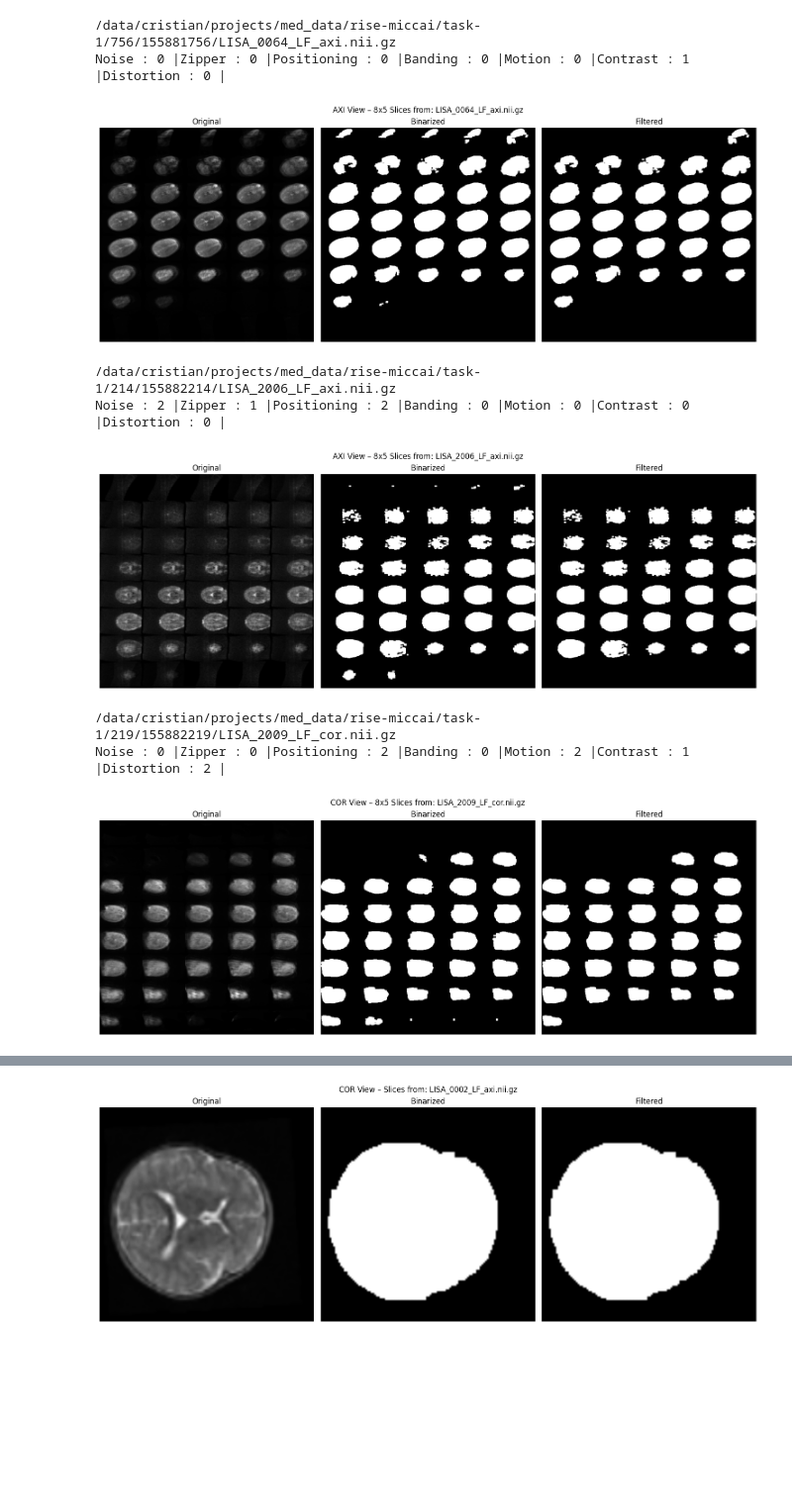
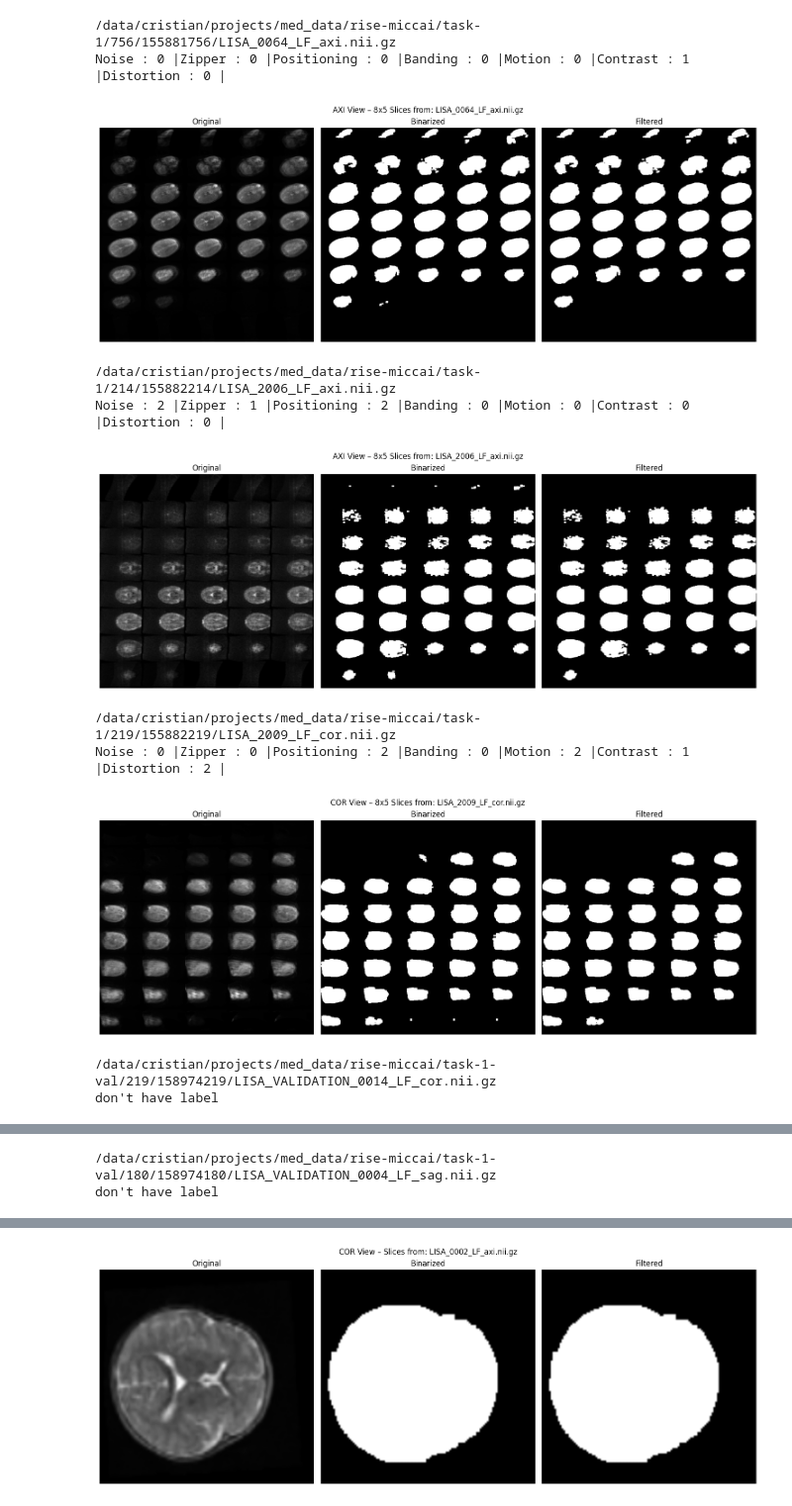
Before and after one commit to CristianLazoQuispe/lisa-challenge2025-task1, a Jupyter notebook: codes/notebooks/02_Transform3Dto2D.ipynb, the cells around one changed output, grey strips where cells are left out. Shown at 99% size. Drawn from its saved outputs; the diff is of its cells as text; code cells hidden in the pictures; blank space fills up the shorter version.

```diff
--- a/codes/notebooks/02_Transform3Dto2D.ipynb
+++ b/codes/notebooks/02_Transform3Dto2D.ipynb
@@ -122,6 +122,10 @@ def extract_dense_near_max_slices_tile(volume: torch.Tensor, tile_rows: int, til
 filenames = ["/data/cristian/projects/med_data/rise-miccai/task-1/756/155881756/LISA_0064_LF_axi.nii.gz",
 "/data/cristian/projects/med_data/rise-miccai/task-1/214/155882214/LISA_2006_LF_axi.nii.gz",
 "/data/cristian/projects/med_data/rise-miccai/task-1/219/155882219/LISA_2009_LF_cor.nii.gz",
+"/data/cristian/projects/med_data/rise-miccai/task-1-val/219/158974219/LISA_VALIDATION_0014_LF_cor.nii.gz",
+"/data/cristian/projects/med_data/rise-miccai/task-1-val/180/158974180/LISA_VALIDATION_0004_LF_sag.nii.gz",
+"/data/cristian/projects/med_data/rise-miccai/task-1-val/179/158974179/LISA_VALIDATION_0004_LF_cor.nii.gz",
+"/data/cristian/projects/med_data/rise-miccai/task-1-val/178/158974178/LISA_VALIDATION_0004_LF_axi.nii.gz"
              ]
 
 LABELS =     ["Noise", "Zipper", "Positioning", "Banding", "Motion", "Contrast", "Distortion"]
@@ -130,12 +134,13 @@ for nifti_path in filenames:
   print(nifti_path)
   filename = nifti_path.split("/")[-1]
 
-
-  df_nii = df_train[df_train["path"]==nifti_path].reset_index(drop=True)
-  for label in LABELS:
-    print(f"{label} : {df_nii[label][0]} |",end="")
-  print()
-
+  try:
+    df_nii = df_train[df_train["path"]==nifti_path].reset_index(drop=True)
+    for label in LABELS:
+      print(f"{label} : {df_nii[label][0]} |",end="")
+    print()
+  except:
+     print("don't have label")
   # Detectar vista por nombre
   if "_sag" in filename:
       view_axis = "sag"
@@ -163,42 +168,44 @@ for nifti_path in filenames:
   #tile = extract_statistically_dense_slices_tile(volume, tile_rows=4, tile_cols=4, view_axis=view_axis)
 
   tile,title_mask,title_mask_filtered = extract_dense_near_max_slices_tile(volume, tile_rows=8, tile_cols=5, view_axis=view_axis,kernel_size=5,
-                                                                           reorientar=False, threshold = 0.1)
+                                                                           reorientar=False, threshold = 0.05)
 
   #tile_axi = extract_dense_near_max_slices_tile(volume, tile_rows=2, tile_cols=3, view_axis="axi",kernel_size=5)
   #tile_cor = extract_dense_near_max_slices_tile(volume, tile_rows=2, tile_cols=3, view_axis="cor",kernel_size=5)
   #tile_sag = extract_dense_near_max_slices_tile(volume, tile_rows=2, tile_cols=3, view_axis="sag",kernel_size=5)
   #tile = np.vstack([tile_axi, tile_cor, tile_sag])  # (H*3, W)
   tile = cv2.resize(tile,(512,512))
   title_mask = cv2.resize(title_mask,(512,512))
   title_mask_filtered = cv2.resize(title_mask_filtered,(512,512))
   # 🎨 Visualizar
   plt.figure(figsize=(15, 6))
   plt.subplot(1,3,1)
   plt.imshow(tile, cmap="gray")
   plt.title(f"Original")
   plt.axis("off")
   plt.tight_layout()
   plt.subplot(1,3,2)
   plt.imshow(title_mask, cmap="gray")
   plt.title(f"Binarized")
   plt.axis("off")
   plt.tight_layout()
   plt.subplot(1,3,3)
   plt.imshow(title_mask_filtered, cmap="gray")
   plt.title(f"Filtered")
   plt.axis("off")
   plt.tight_layout()
 
   plt.suptitle(f"{view_axis.upper()} View – 8x5 Slices from: {filename}")
   plt.show()
 # %% [output]
 /data/cristian/projects/med_data/rise-miccai/task-1/756/155881756/LISA_0064_LF_axi.nii.gz
 Noise : 0 |Zipper : 0 |Positioning : 0 |Banding : 0 |Motion : 0 |Contrast : 1 |Distortion : 0 |
-[figure, old version]
+[figure, new version]
 /data/cristian/projects/med_data/rise-miccai/task-1/214/155882214/LISA_2006_LF_axi.nii.gz
 Noise : 2 |Zipper : 1 |Positioning : 2 |Banding : 0 |Motion : 0 |Contrast : 0 |Distortion : 0 |
-[figure, old version]
+[figure, new version]
 /data/cristian/projects/med_data/rise-miccai/task-1/219/155882219/LISA_2009_LF_cor.nii.gz
 Noise : 0 |Zipper : 0 |Positioning : 2 |Banding : 0 |Motion : 2 |Contrast : 1 |Distortion : 2 |
-[figure, old version]
+[figure, new version]
+/data/cristian/projects/med_data/rise-miccai/task-1-val/219/158974219/LISA_VALIDATION_0014_LF_cor.nii.gz
+don't have label
@@ -204,0 +213,2 @@ Noise : 0 |Zipper : 0 |Positioning : 2 |Banding : 0 |Motion : 2 |Contrast : 1 |D
+/data/cristian/projects/med_data/rise-miccai/task-1-val/180/158974180/LISA_VALIDATION_0004_LF_sag.nii.gz
+don't have label
```
Also changed, not shown: parts of 2 cells of this notebook, 5 other files.
